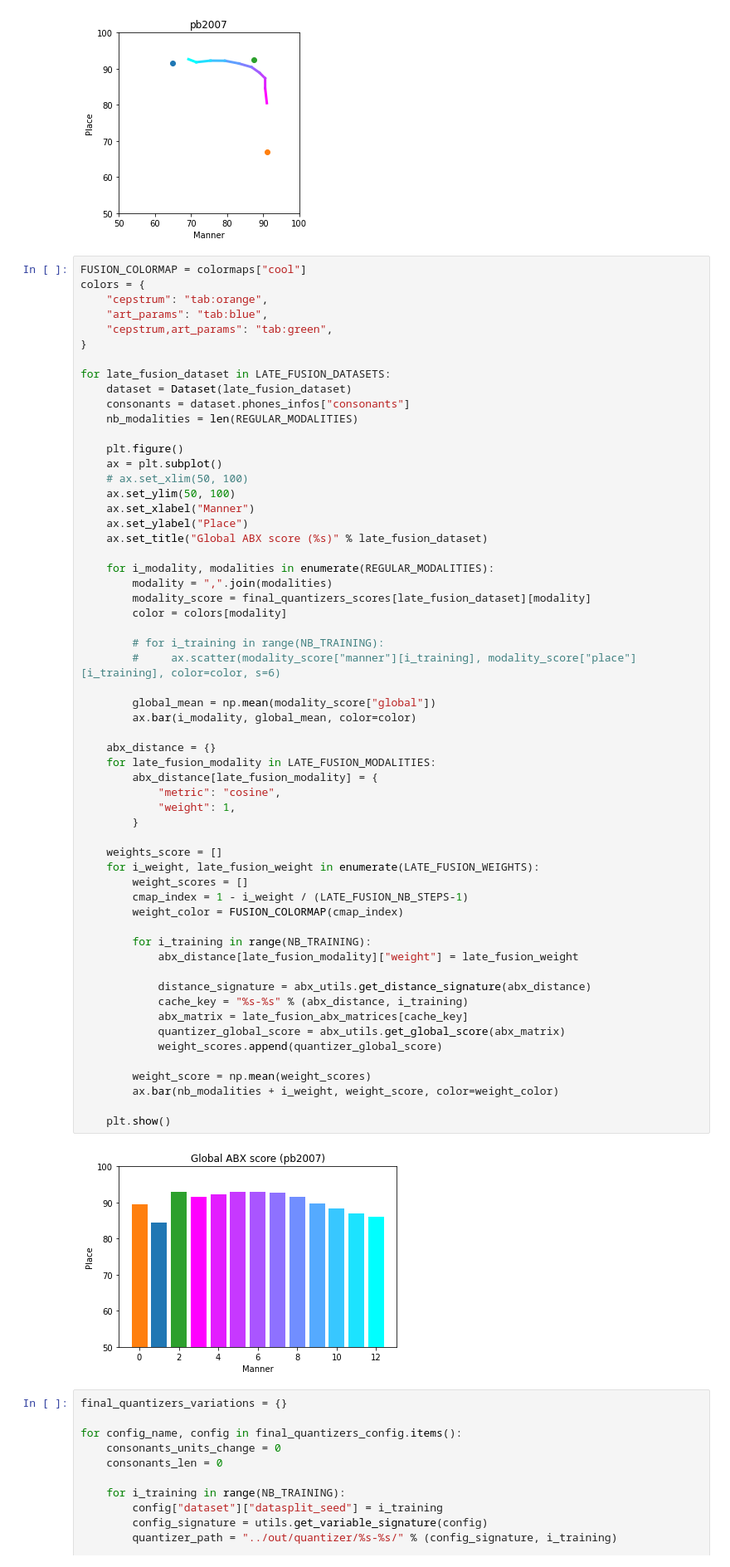
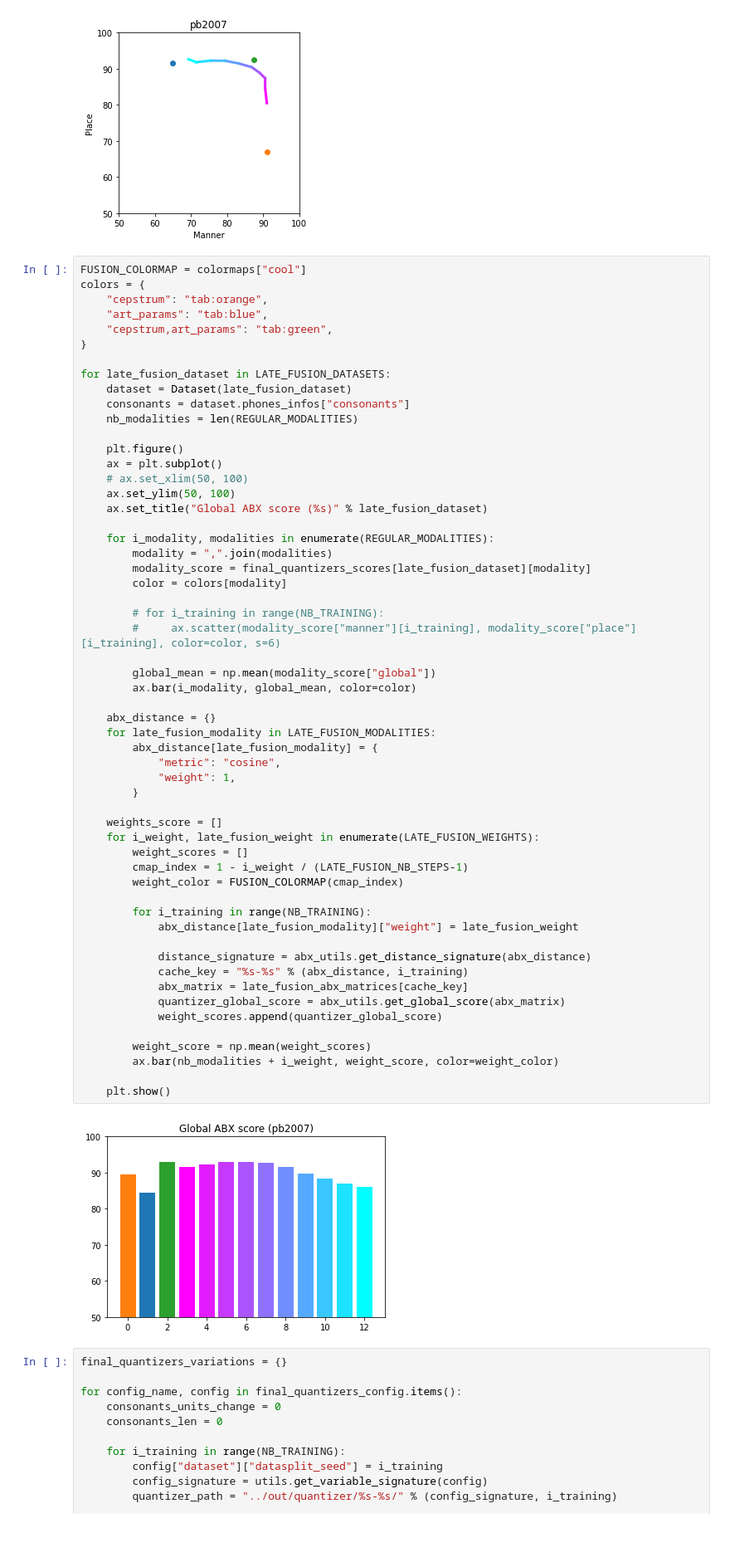
Before and after one commit to georgesma/agent, a Jupyter notebook: quantizer/visu_figures.ipynb, the cells around one changed output. Shown at 83% size. Drawn from its saved outputs; the diff is of its cells as text; blank space fills up the shorter version.

Commit message:
minor plot fix

```diff
--- a/quantizer/visu_figures.ipynb
+++ b/quantizer/visu_figures.ipynb
@@ -231,8 +231,6 @@ for late_fusion_dataset in LATE_FUSION_DATASETS:
     ax = plt.subplot()
     # ax.set_xlim(50, 100)
     ax.set_ylim(50, 100)
-    ax.set_xlabel("Manner")
-    ax.set_ylabel("Place")
     ax.set_title("Global ABX score (%s)" % late_fusion_dataset)
 
     for i_modality, modalities in enumerate(REGULAR_MODALITIES):
@@ -246,34 +244,34 @@ for late_fusion_dataset in LATE_FUSION_DATASETS:
         global_mean = np.mean(modality_score["global"])
         ax.bar(i_modality, global_mean, color=color)
 
     abx_distance = {}
     for late_fusion_modality in LATE_FUSION_MODALITIES:
         abx_distance[late_fusion_modality] = {
             "metric": "cosine",
             "weight": 1,
         }
 
     weights_score = []
     for i_weight, late_fusion_weight in enumerate(LATE_FUSION_WEIGHTS):
         weight_scores = []
         cmap_index = 1 - i_weight / (LATE_FUSION_NB_STEPS-1)
         weight_color = FUSION_COLORMAP(cmap_index)
 
         for i_training in range(NB_TRAINING):
             abx_distance[late_fusion_modality]["weight"] = late_fusion_weight
 
             distance_signature = abx_utils.get_distance_signature(abx_distance)
             cache_key = "%s-%s" % (abx_distance, i_training)
             abx_matrix = late_fusion_abx_matrices[cache_key]
             quantizer_global_score = abx_utils.get_global_score(abx_matrix)
             weight_scores.append(quantizer_global_score)
 
         weight_score = np.mean(weight_scores)
         ax.bar(nb_modalities + i_weight, weight_score, color=weight_color)
 
     plt.show()
 # %% [output]
-[figure, old version]
+[figure, new version]
 # %%
 final_quantizers_variations = {}
 
```
Also changed, not shown: parts of 1 cell of this notebook.
